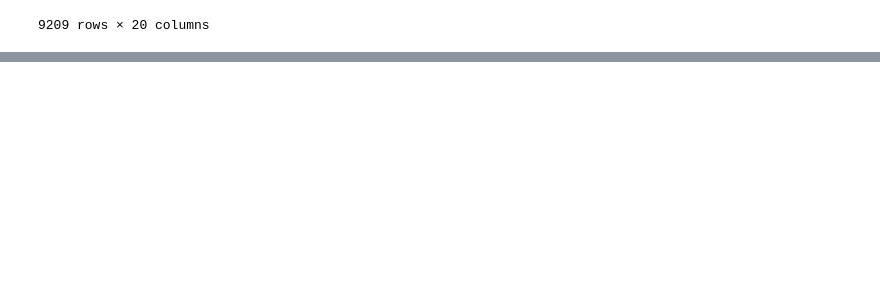
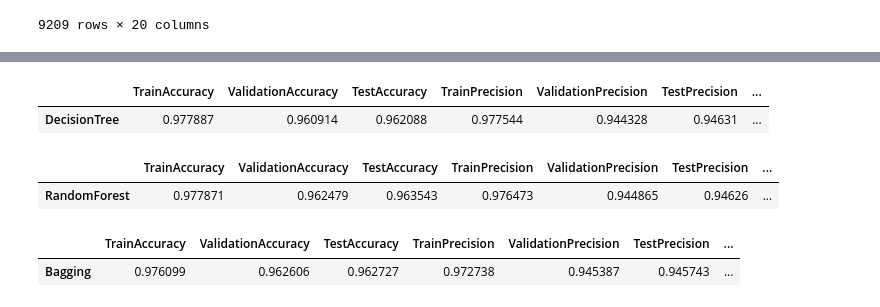
Before and after one commit to katie-hu/Crisis_Response, a Jupyter notebook: crisis_response.ipynb, the cells around one changed output, grey strips where cells are left out. Saved outputs shown, nothing was run; the diff lists cells and outputs as text; code cells hidden in the pictures; blank space fills up the shorter version.

```diff
--- a/crisis_response.ipynb
+++ b/crisis_response.ipynb
@@ -611,0 +682,33 @@ serv_calls_missing_neigborhood
+# %%
+dtree_df = modeling(data_le_X,
+                    data_le_Y,
+                    model=DecisionTreeClassifier(random_state=50),
+                    model_name = "DecisionTree",
+                    random_state=50)
+
+rf_df = modeling(data_le_X,
+                data_le_Y,
+                model=RandomForestClassifier(random_state=50),
+                model_name = "RandomForest",
+                random_state=50)
+
+bagging_df = modeling(data_le_X,
+                    data_le_Y,
+                    model=BaggingClassifier(random_state=50),
+                    model_name = "Bagging",
+                    random_state=50)
+# %%
+dtree_df.head()
+# %% [output]
+|  | TrainAccuracy | ValidationAccuracy | TestAccuracy | TrainPrecision | ValidationPrecision | TestPrecision | ... |
+| DecisionTree | 0.977887 | 0.960914 | 0.962088 | 0.977544 | 0.944328 | 0.94631 | ... |
+# %%
+rf_df.head()
+# %% [output]
+|  | TrainAccuracy | ValidationAccuracy | TestAccuracy | TrainPrecision | ValidationPrecision | TestPrecision | ... |
+| RandomForest | 0.977871 | 0.962479 | 0.963543 | 0.976473 | 0.944865 | 0.94626 | ... |
+# %%
+bagging_df.head()
+# %% [output]
+|  | TrainAccuracy | ValidationAccuracy | TestAccuracy | TrainPrecision | ValidationPrecision | TestPrecision | ... |
+| Bagging | 0.976099 | 0.962606 | 0.962727 | 0.972738 | 0.945387 | 0.945743 | ... |
```
Also changed, not shown: parts of 29 cells of this notebook.
